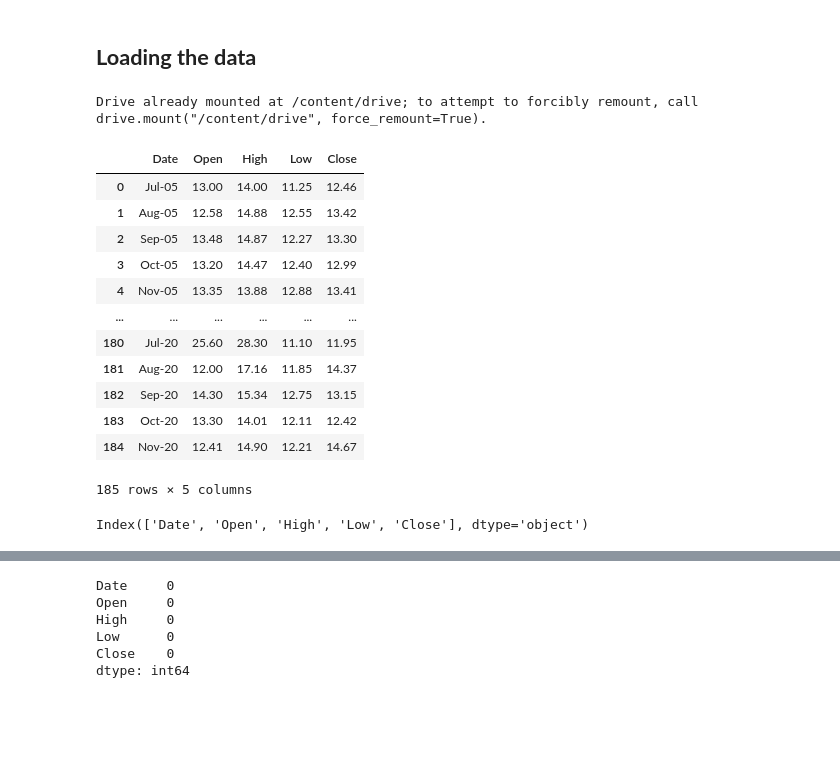
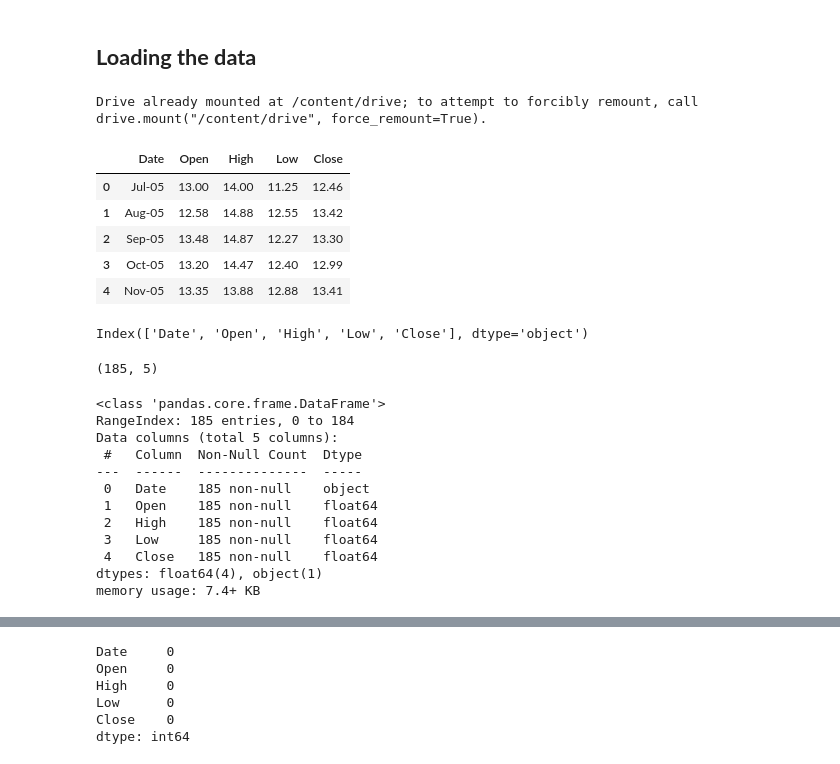
Before and after one commit to Vaibhav-Dangar/YES_BANK_STOCK_CLOSING_PRICE, a Jupyter notebook: YES_BANK_STOCK_PRICE_PREDICTION.ipynb, the cells around one changed output, grey strips where cells are left out. Saved outputs shown, nothing was run; the diff lists cells and outputs as text; code cells hidden in the pictures; blank space fills up the shorter version.

```diff
--- a/YES_BANK_STOCK_PRICE_PREDICTION.ipynb
+++ b/YES_BANK_STOCK_PRICE_PREDICTION.ipynb
@@ -32,30 +35,47 @@ from sklearn.model_selection import cross_val_score, GridSearchCV
 # %% [markdown]
 ## **Loading the data**
+# %%
+#let's mount the google drive for import the dataset
+from google.colab import drive
+drive.mount('/content/drive')
+# %% [output]
+Drive already mounted at /content/drive; to attempt to forcibly remount, call drive.mount("/content/drive", force_remount=True).
 # %%
-#Load Dataset
-from google.colab import drive
-drive.mount('/content/drive')
+# Load the dataset from google drive
 stock_df = pd.read_csv('/content/drive/MyDrive/data_YesBank_StockPrices.csv')
-# %% [output]
-Drive already mounted at /content/drive; to attempt to forcibly remount, call drive.mount("/content/drive", force_remount=True).
-# %%
-stock_df
-# df.shape
-# %% [output]
-|  | Date | Open | High | Low | Close |
-| 0 | Jul-05 | 13.00 | 14.00 | 11.25 | 12.46 |
-| 1 | Aug-05 | 12.58 | 14.88 | 12.55 | 13.42 |
-| 2 | Sep-05 | 13.48 | 14.87 | 12.27 | 13.30 |
-| 3 | Oct-05 | 13.20 | 14.47 | 12.40 | 12.99 |
-| 4 | Nov-05 | 13.35 | 13.88 | 12.88 | 13.41 |
-| ... | ... | ... | ... | ... | ... |
-| 180 | Jul-20 | 25.60 | 28.30 | 11.10 | 11.95 |
-| 181 | Aug-20 | 12.00 | 17.16 | 11.85 | 14.37 |
-| 182 | Sep-20 | 14.30 | 15.34 | 12.75 | 13.15 |
-| 183 | Oct-20 | 13.30 | 14.01 | 12.11 | 12.42 |
-| 184 | Nov-20 | 12.41 | 14.90 | 12.21 | 14.67 |
-185 rows × 5 columns
-# %%
-stock_df.columns
-# %% [output]
-Index(['Date', 'Open', 'High', 'Low', 'Close'], dtype='object')
+# %%
+#first view of dataframe
+stock_df.head()
+# %% [output]
+|  | Date | Open | High | Low | Close |
+| 0 | Jul-05 | 13.00 | 14.00 | 11.25 | 12.46 |
+| 1 | Aug-05 | 12.58 | 14.88 | 12.55 | 13.42 |
+| 2 | Sep-05 | 13.48 | 14.87 | 12.27 | 13.30 |
+| 3 | Oct-05 | 13.20 | 14.47 | 12.40 | 12.99 |
+| 4 | Nov-05 | 13.35 | 13.88 | 12.88 | 13.41 |
+# %%
+#Getting all the columns
+stock_df.columns
+# %% [output]
+Index(['Date', 'Open', 'High', 'Low', 'Close'], dtype='object')
+# %%
+#Getting the shape of dataset with rows and columns
+print(stock_df.shape)
+# %% [output]
+(185, 5)
+# %%
+#check details about dataset
+stock_df.info()
+# %% [output]
+<class 'pandas.core.frame.DataFrame'>
+RangeIndex: 185 entries, 0 to 184
+Data columns (total 5 columns):
+ #   Column  Non-Null Count  Dtype
+---  ------  --------------  -----
+ 0   Date    185 non-null    object
+ 1   Open    185 non-null    float64
+ 2   High    185 non-null    float64
+ 3   Low     185 non-null    float64
+ 4   Close   185 non-null    float64
+dtypes: float64(4), object(1)
+memory usage: 7.4+ KB
```
Also changed, not shown: parts of 60 cells of this notebook.
